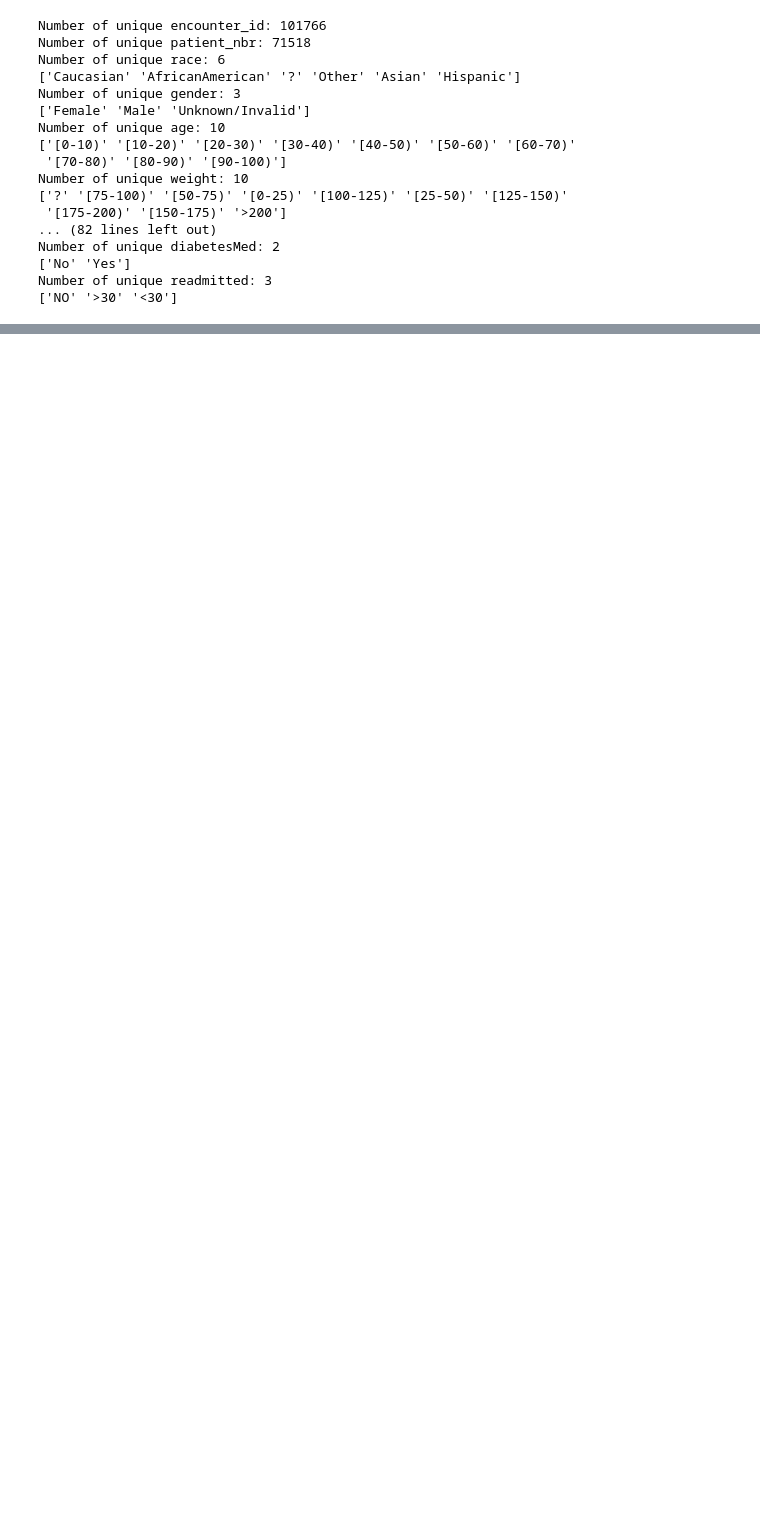
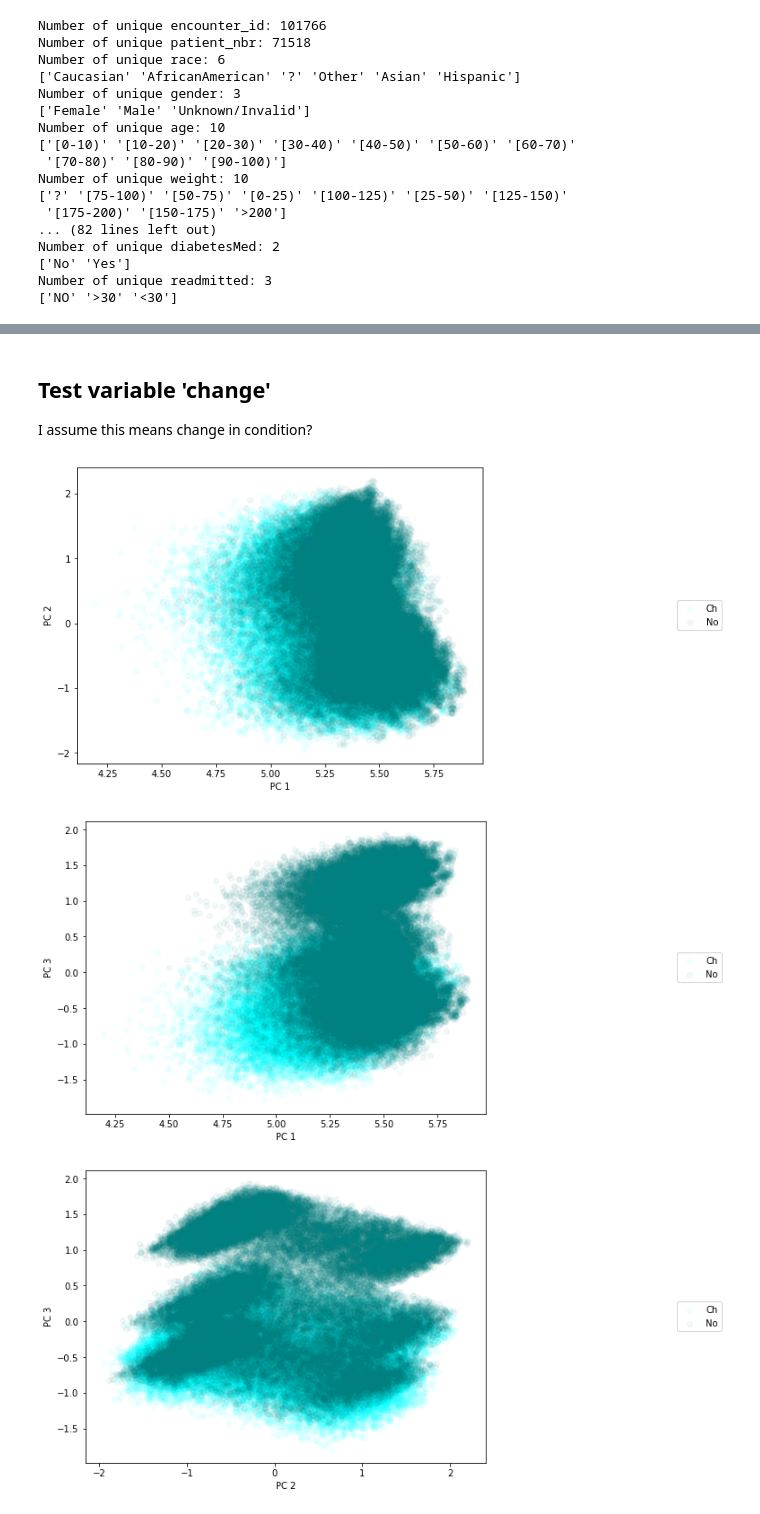
Before and after one commit to ktbartas/CS273-diabetes-project, a Jupyter notebook: 0-data-exploration.ipynb, the cells around one changed output, grey strips where cells are left out. Cells and saved outputs as stored; diff of their text form; code cells hidden in the pictures; blank space fills up the shorter version.

```diff
--- a/0-data-exploration.ipynb
+++ b/0-data-exploration.ipynb
@@ -311,0 +165,10 @@ make_pca_plots(points[0,:],points[1,:],points[0,:],group[0:first_n],labels[0:fir
+# %% [markdown]
+## Test variable 'change'
+
+I assume this means change in condition?
+# %%
+separation_check('change')
+# %% [output]
+[figure, added]
+[figure, added]
+[figure, added]
```
Also changed, not shown: parts of 36 cells of this notebook.
